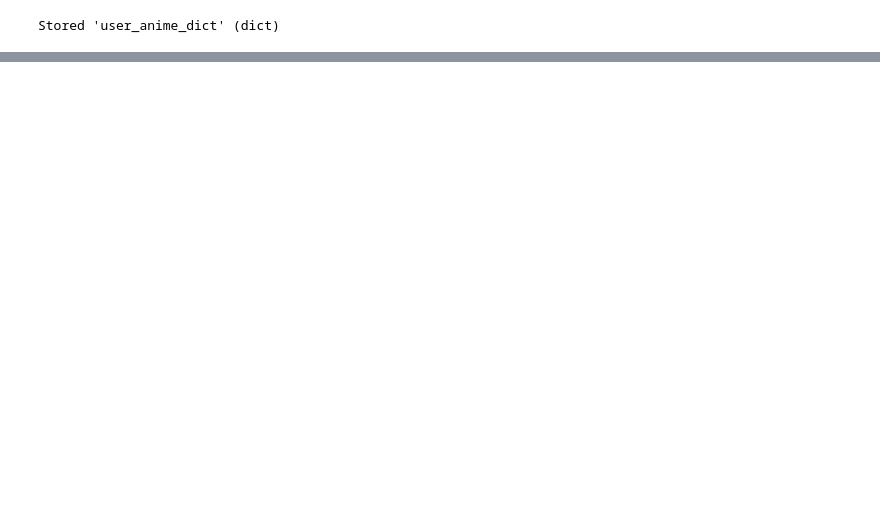
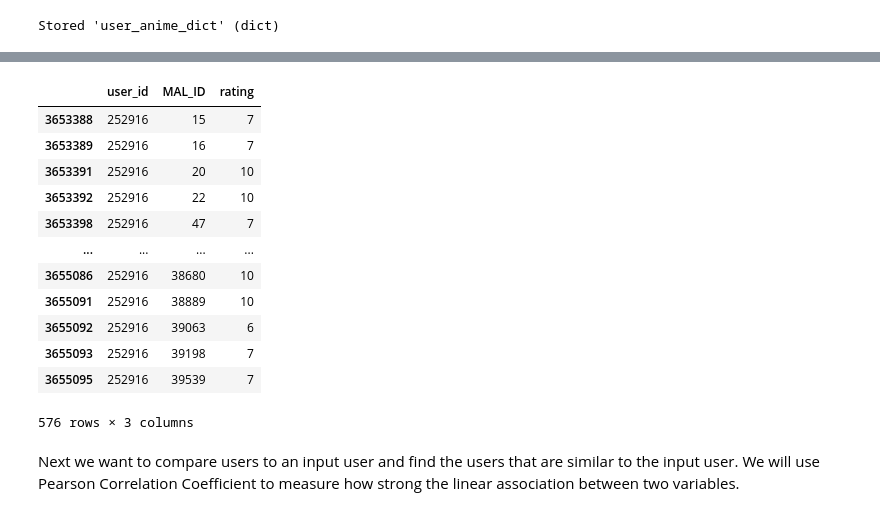
Before and after one commit to jshen1110/anime_recommendation, a Jupyter notebook: unsupervised_knn.ipynb, the cells around one changed output, grey strips where cells are left out. Saved outputs shown, nothing was run; the diff lists cells and outputs as text; code cells hidden in the pictures; blank space fills up the shorter version.

```diff
--- a/unsupervised_knn.ipynb
+++ b/unsupervised_knn.ipynb
@@ -70,0 +81,3 @@ user_subset_group.get_group(478)[:5]
+# %%
+test_similar_users_anime = df_top[df_top['MAL_ID'].isin(test_user_input['MAL_ID'].tolist())]
+test_similar_users_anime.head()
@@ -70,0 +91,20 @@ user_subset_group.get_group(478)[:5]
+# %%
+similar_users_group = test_similar_users_anime.groupby('user_id')
+similar_users_group.get_group(252916)
+# %% [output]
+|  | user_id | MAL_ID | rating |
+| 3653388 | 252916 | 15 | 7 |
+| 3653389 | 252916 | 16 | 7 |
+| 3653391 | 252916 | 20 | 10 |
+| 3653392 | 252916 | 22 | 10 |
+| 3653398 | 252916 | 47 | 7 |
+| ... | ... | ... | ... |
+| 3655086 | 252916 | 38680 | 10 |
+| 3655091 | 252916 | 38889 | 10 |
+| 3655092 | 252916 | 39063 | 6 |
+| 3655093 | 252916 | 39198 | 7 |
+| 3655095 | 252916 | 39539 | 7 |
+576 rows × 3 columns
+# %% [markdown]
+Next we want to compare users to an input user and find the users that are similar to the input user.
+We will use Pearson Correlation Coefficient to measure how strong the linear association between two variables.
```
Also changed, not shown: parts of 27 cells of this notebook.
